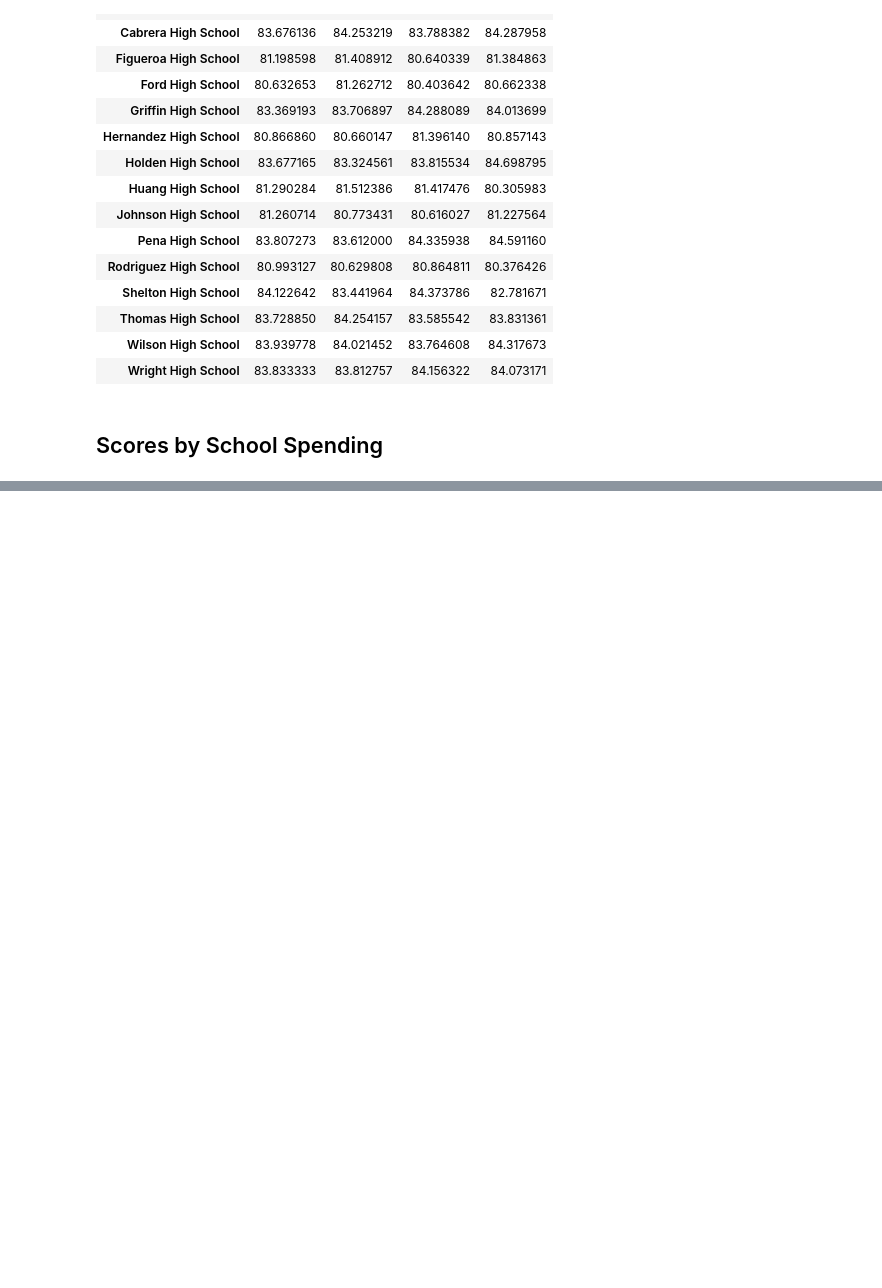
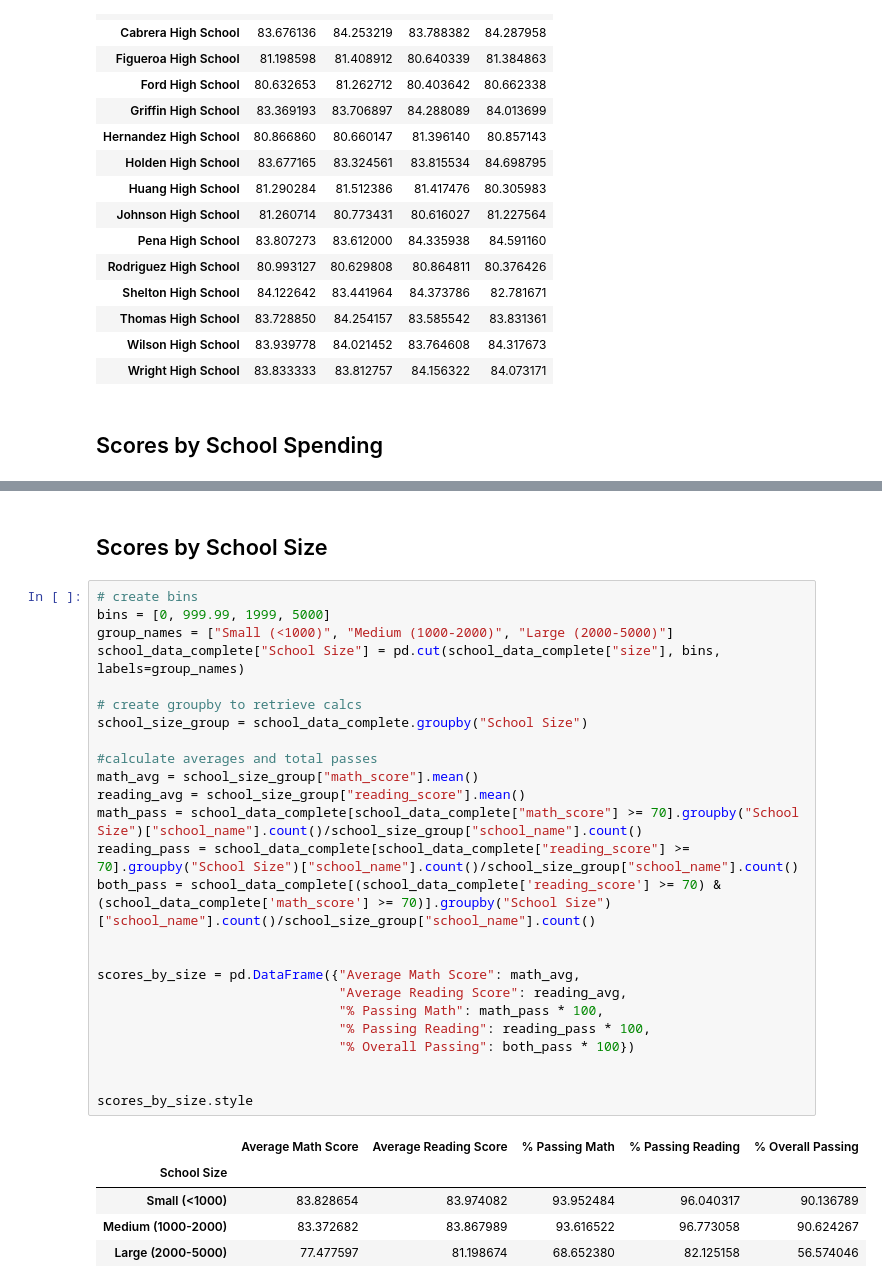
Before and after one commit to jimbleslilley/pandas-challenge, a Jupyter notebook: PyCitySchools/PyCitySchools.ipynb, the cells around one changed output, grey strips where cells are left out. Cells and saved outputs as stored; diff of their text form; blank space fills up the shorter version.

```diff
--- a/PyCitySchools/PyCitySchools.ipynb
+++ b/PyCitySchools/PyCitySchools.ipynb
@@ -300,0 +300,33 @@ See the caveats in the documentation: https://pandas.pydata.org/pandas-docs/stab
+# %% [markdown]
+## Scores by School Size
+# %%
+# create bins
+bins = [0, 999.99, 1999, 5000]
+group_names = ["Small (<1000)", "Medium (1000-2000)", "Large (2000-5000)"]
+school_data_complete["School Size"] = pd.cut(school_data_complete["size"], bins, labels=group_names)
+
+# create groupby to retrieve calcs
+school_size_group = school_data_complete.groupby("School Size")
+
+#calculate averages and total passes
+math_avg = school_size_group["math_score"].mean()
+reading_avg = school_size_group["reading_score"].mean()
+math_pass = school_data_complete[school_data_complete["math_score"] >= 70].groupby("School Size")["school_name"].count()/school_size_group["school_name"].count()
+reading_pass = school_data_complete[school_data_complete["reading_score"] >= 70].groupby("School Size")["school_name"].count()/school_size_group["school_name"].count()
+both_pass = school_data_complete[(school_data_complete['reading_score'] >= 70) & (school_data_complete['math_score'] >= 70)].groupby("School Size")["school_name"].count()/school_size_group["school_name"].count()
+
+
+scores_by_size = pd.DataFrame({"Average Math Score": math_avg,
+                               "Average Reading Score": reading_avg,
+                               "% Passing Math": math_pass * 100,
+                               "% Passing Reading": reading_pass * 100,
+                               "% Overall Passing": both_pass * 100})
+
+
+scores_by_size.style
+# %% [output]
+|  | Average Math Score | Average Reading Score | % Passing Math | % Passing Reading | % Overall Passing |
+| School Size |  |  |  |  |  |
+| Small (<1000) | 83.828654 | 83.974082 | 93.952484 | 96.040317 | 90.136789 |
+| Medium (1000-2000) | 83.372682 | 83.867989 | 93.616522 | 96.773058 | 90.624267 |
+| Large (2000-5000) | 77.477597 | 81.198674 | 68.652380 | 82.125158 | 56.574046 |
```
Also changed, not shown: parts of 2 cells of this notebook.
